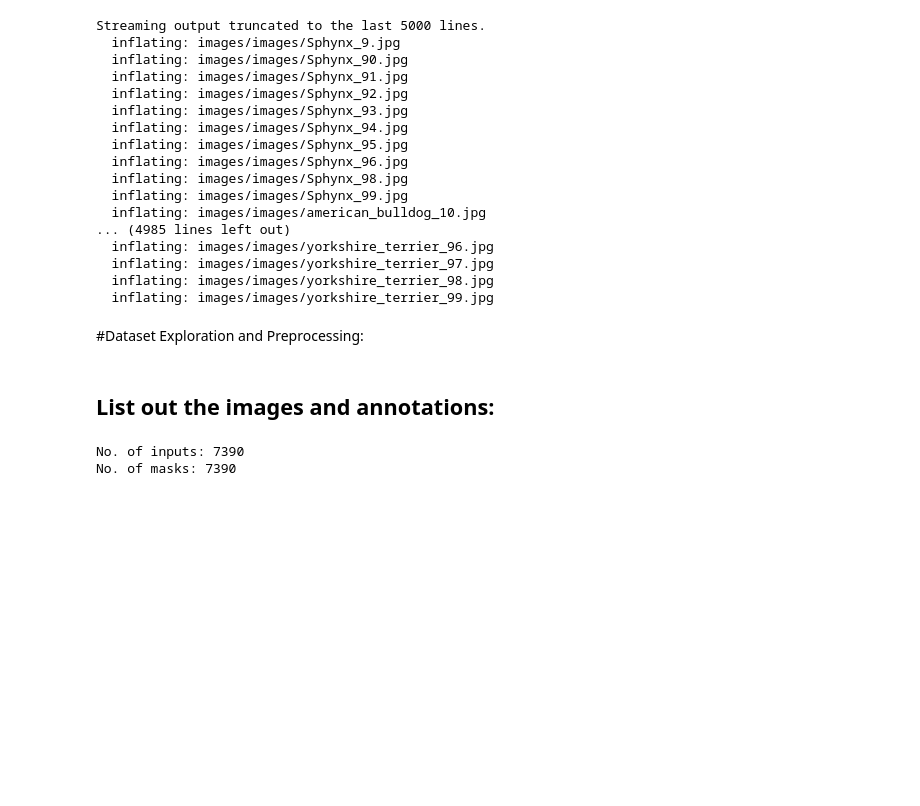
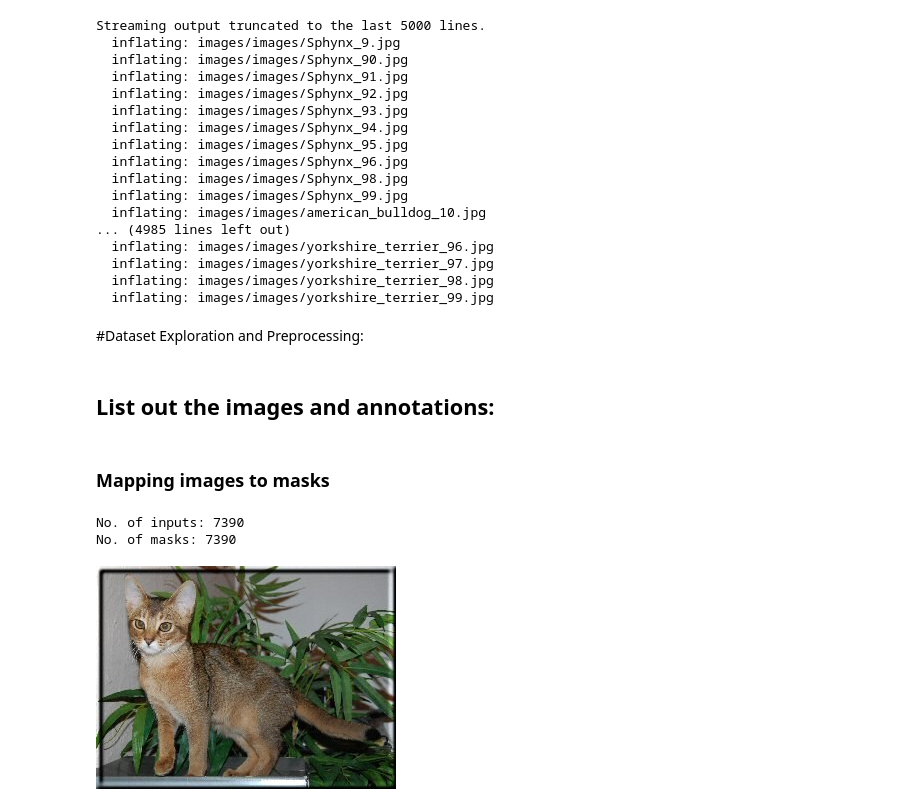
Before and after one commit to DeepankarAcharyya/Image_Segmentation, a Jupyter notebook: Image_segmentation_UNet.ipynb, the cells around one changed output. Saved outputs shown, nothing was run; the diff lists cells and outputs as text; code cells hidden in the pictures; blank space fills up the shorter version.

```diff
--- a/Image_segmentation_UNet.ipynb
+++ b/Image_segmentation_UNet.ipynb
@@ -63,9 +66,11 @@ targets=[]
 for eachfile in target_annotations:
   if eachfile.endswith('.png') and not eachfile.startswith("."):
     targets.append(eachfile)
+# %% [markdown]
+### Mapping images to masks
 # %%
-sorted(images)
-sorted(targets)
+images = sorted(images)
+targets = sorted(targets)
 # %%
 print("No. of inputs:",len(images))
 print("No. of masks:",len(targets))
@@ -74,0 +83,4 @@ No. of masks: 7390
+# %%
+display(Image(os.path.join(input_dir,images[71])))
+# %% [output]
+[figure, added]
```
Also changed, not shown: parts of 7 cells of this notebook.
